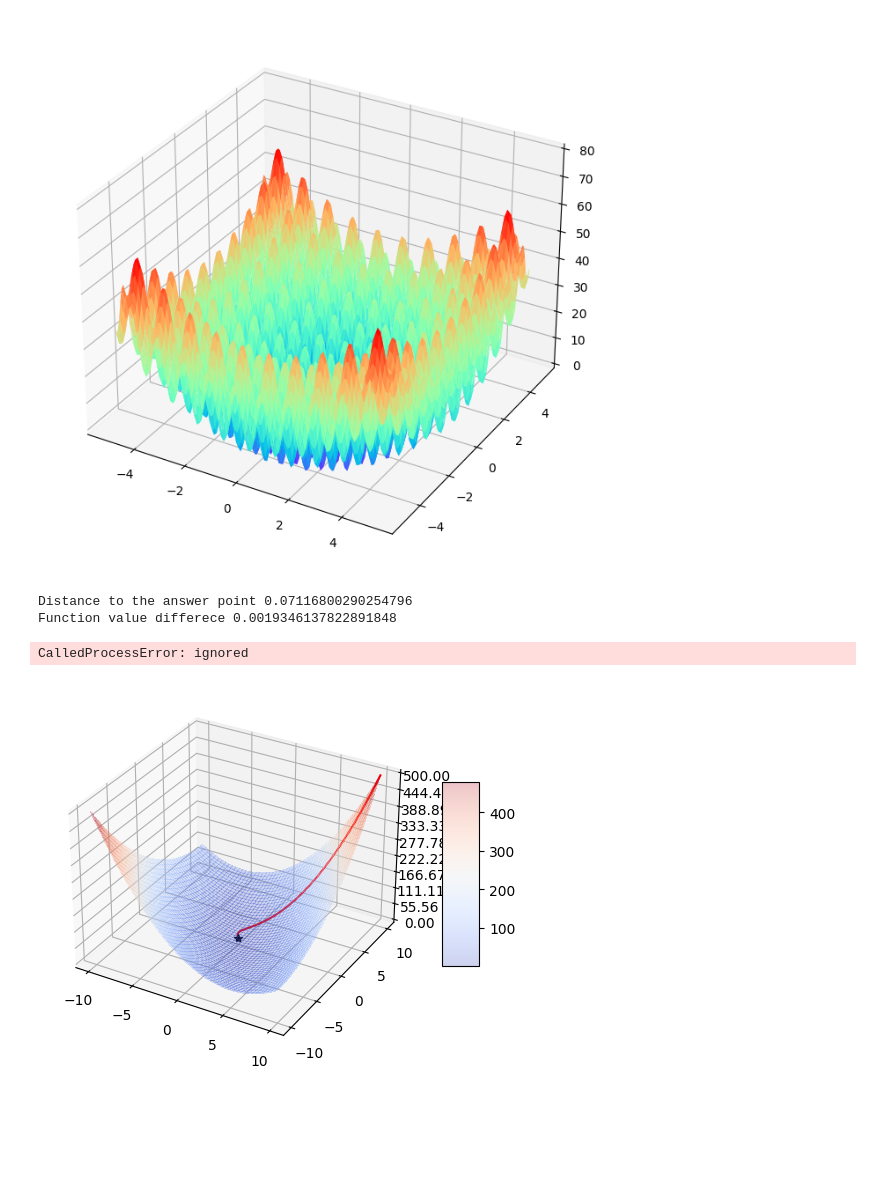
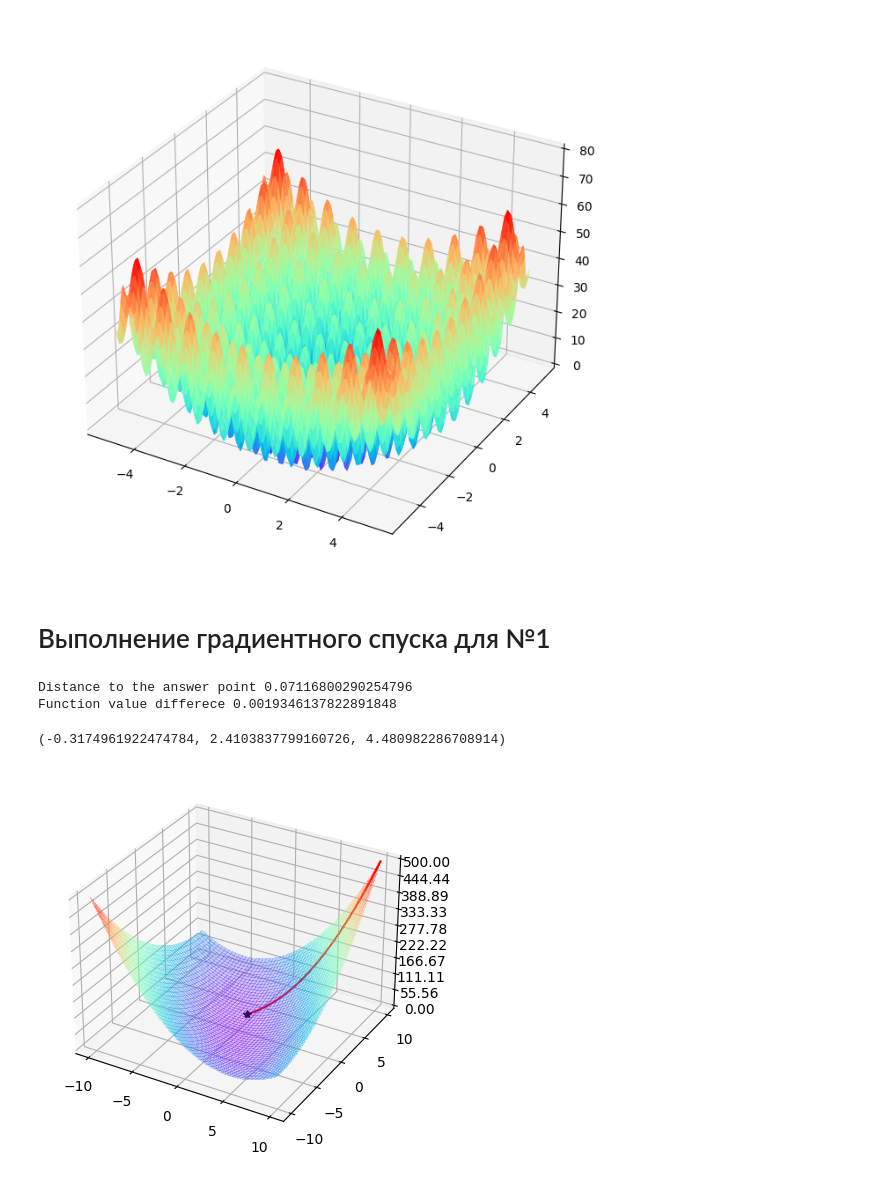
Before and after one commit to EugIva/ProzorovEI109m_labsML, a Jupyter notebook: ML_labs/1_semestr/1lab_1/ProzorovEI109_ML_1sem_1lab.ipynb, the cells around one changed output. Saved outputs shown, nothing was run; the diff lists cells and outputs as text; code cells hidden in the pictures; blank space fills up the shorter version.

```diff
--- a/ML_labs/1_semestr/1lab_1/ProzorovEI109_ML_1sem_1lab.ipynb
+++ b/ML_labs/1_semestr/1lab_1/ProzorovEI109_ML_1sem_1lab.ipynb
@@ -93,6 +100,8 @@ ax.set_zlim(0, 80)
 plt.show()
 # %% [output]
 [figure]
+# %% [markdown]
+# Выполнение градиентного спуска для №1
 # %%
 def my_GD(f: Mapping, df: Mapping, x0: np.ndarray, lr: float = 0.001, max_iter: int = 10000) -> tuple[np.ndarray, np.float32, np.ndarray]:
     '''
@@ -125,7 +134,6 @@ def plot_GD(f: Mapping, df: Mapping, x0: np.ndarray, lr: float = 0.001, max_iter
     max_iter - maximum number of iterations
     GD_type - function of the gradient method
     video_name - the name of the file to record the operation of the method
-
     '''
 
     fig, ax = plt.subplots(subplot_kw={"projection": "3d"})
@@ -135,7 +143,7 @@ def plot_GD(f: Mapping, df: Mapping, x0: np.ndarray, lr: float = 0.001, max_iter
     Y = np.arange(plot_range[0], plot_range[1], 0.01)
     X, Y = np.meshgrid(X, Y)
     Z = f(np.array([X, Y]))
-    surf = ax.plot_surface(X, Y, Z, cmap=cm.coolwarm, linewidth=0, antialiased=False, alpha=0.25)
+    surf = ax.plot_surface(X, Y, Z, cmap=cm.rainbow, linewidth=0, antialiased=False, alpha=0.25)
 
     # Customize the z axis.
     #ax.set_zlim(-1.01, 1.01)
@@ -145,10 +153,7 @@ def plot_GD(f: Mapping, df: Mapping, x0: np.ndarray, lr: float = 0.001, max_iter
     # A StrMethodFormatter is used automatically
     ax.zaxis.set_major_formatter('{x:.02f}')
 
-    # Add a color bar which maps values to colors.
-    fig.colorbar(surf, shrink=0.5, aspect=5)
-
-    #xx = ax.scatter(x0[0], x0[1], func_Shvefel(x0), c = 'black')
+    #xx = ax.scatter(x0[0], x0[1], func_matias(x0), c = 'black')
 
     line, = ax.plot([], [], [], 'r-', label = 'Gradient descent', lw = 1.5)
     point, = ax.plot([], [], [], '*', color = 'black')
@@ -156,7 +161,7 @@ def plot_GD(f: Mapping, df: Mapping, x0: np.ndarray, lr: float = 0.001, max_iter
     line.set_data([], [])
     line.set_3d_properties([])
     point.set_data([x0[0]], [x0[1]])
-    point.set_3d_properties([func_Shvefel(x0)])
+    point.set_3d_properties([func_matias(x0)])
 
     def update_point(i):
         i = i + 1
@@ -175,7 +180,7 @@ def plot_GD(f: Mapping, df: Mapping, x0: np.ndarray, lr: float = 0.001, max_iter
 
     ani = animation.FuncAnimation(fig, update_point, frames=range(len(history)),interval = 50, blit=True)
 
-    writervideo = animation.FFMpegWriter(fps=60)
+    writervideo = animation.FFMpegWriter(fps=10)
     ani.save(f'../media/{video_name}.mp4', writer=writervideo)
     return x1[0], x1[1], z1
 # %%
@@ -196,7 +201,7 @@ check_answer_Shvefel(x, f_val)
 Distance to the answer point 0.07116800290254796
 Function value differece 0.0019346137822891848
 # %%
-plot_GD(func_matias, grad_matias, np.array([10, 10]), max_iter = 5000)
+plot_GD(func_matias, grad_matias, np.array([10, 10]), max_iter = 500)
 # %% [output]
-CalledProcessError: ignored
+(-0.3174961922474784, 2.4103837799160726, 4.480982286708914)
-[figure, old version]
+[figure, new version]
```
Also changed, not shown: parts of 8 cells of this notebook.
